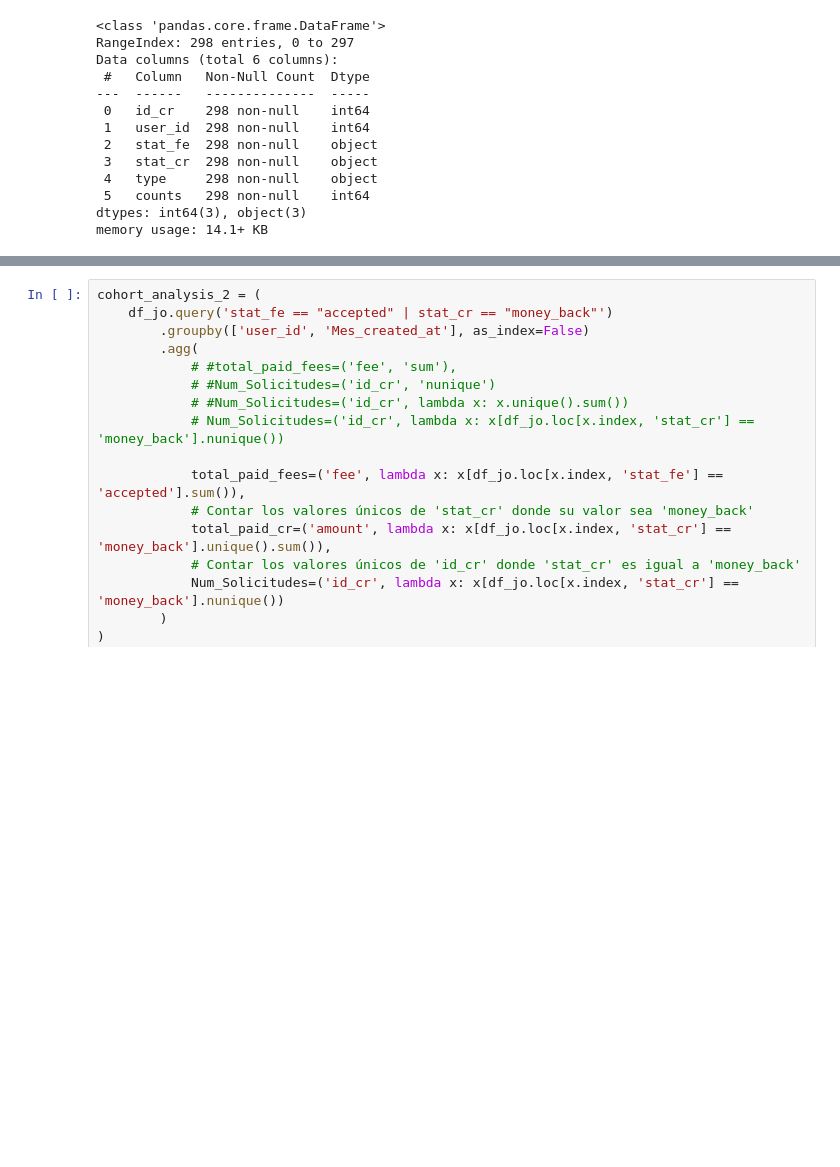
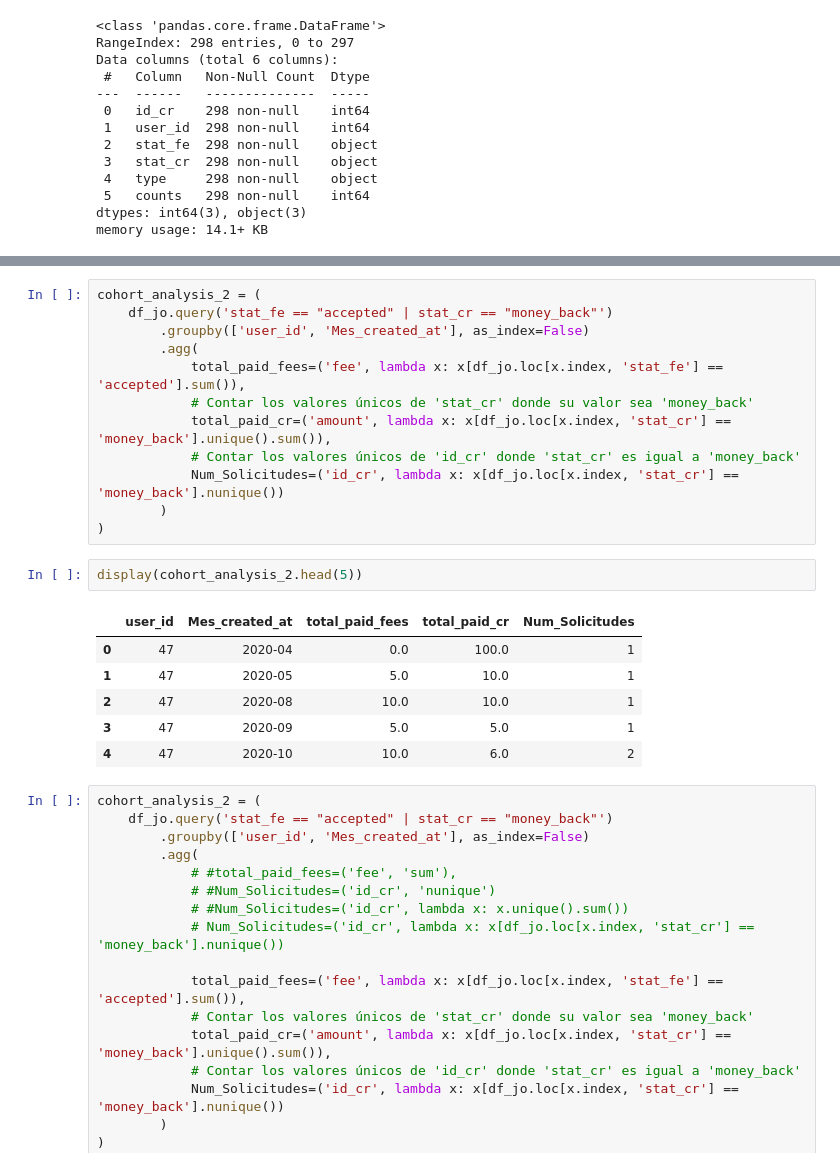
Before and after one commit to Data-Science-Pasta-Loca/ProyectoPastaLoca2, a Jupyter notebook: Cesc/Detalle clientes.ipynb, the cells around one changed output, grey strips where cells are left out. Drawn from its saved outputs; the diff is of its cells as text; blank space fills up the shorter version.

```diff
--- a/Cesc/Detalle clientes.ipynb
+++ b/Cesc/Detalle clientes.ipynb
@@ -253,3 +266,24 @@ memory usage: 14.1+ KB
+# %%
+cohort_analysis_2 = (
+    df_jo.query('stat_fe == "accepted" | stat_cr == "money_back"')
+        .groupby(['user_id', 'Mes_created_at'], as_index=False)
+        .agg(
+            total_paid_fees=('fee', lambda x: x[df_jo.loc[x.index, 'stat_fe'] == 'accepted'].sum()),
+            # Contar los valores únicos de 'stat_cr' donde su valor sea 'money_back'
+            total_paid_cr=('amount', lambda x: x[df_jo.loc[x.index, 'stat_cr'] == 'money_back'].unique().sum()),
+            # Contar los valores únicos de 'id_cr' donde 'stat_cr' es igual a 'money_back'
+            Num_Solicitudes=('id_cr', lambda x: x[df_jo.loc[x.index, 'stat_cr'] == 'money_back'].nunique())
+        )
+)
+# %%
+display(cohort_analysis_2.head(5))
+# %% [output]
+|  | user_id | Mes_created_at | total_paid_fees | total_paid_cr | Num_Solicitudes |
+| 0 | 47 | 2020-04 | 0.0 | 100.0 | 1 |
+| 1 | 47 | 2020-05 | 5.0 | 10.0 | 1 |
+| 2 | 47 | 2020-08 | 10.0 | 10.0 | 1 |
+| 3 | 47 | 2020-09 | 5.0 | 5.0 | 1 |
+| 4 | 47 | 2020-10 | 10.0 | 6.0 | 2 |
 # %%
 cohort_analysis_2 = (
     df_jo.query('stat_fe == "accepted" | stat_cr == "money_back"')
```
Also changed, not shown: parts of 8 cells of this notebook, 2 other files.
